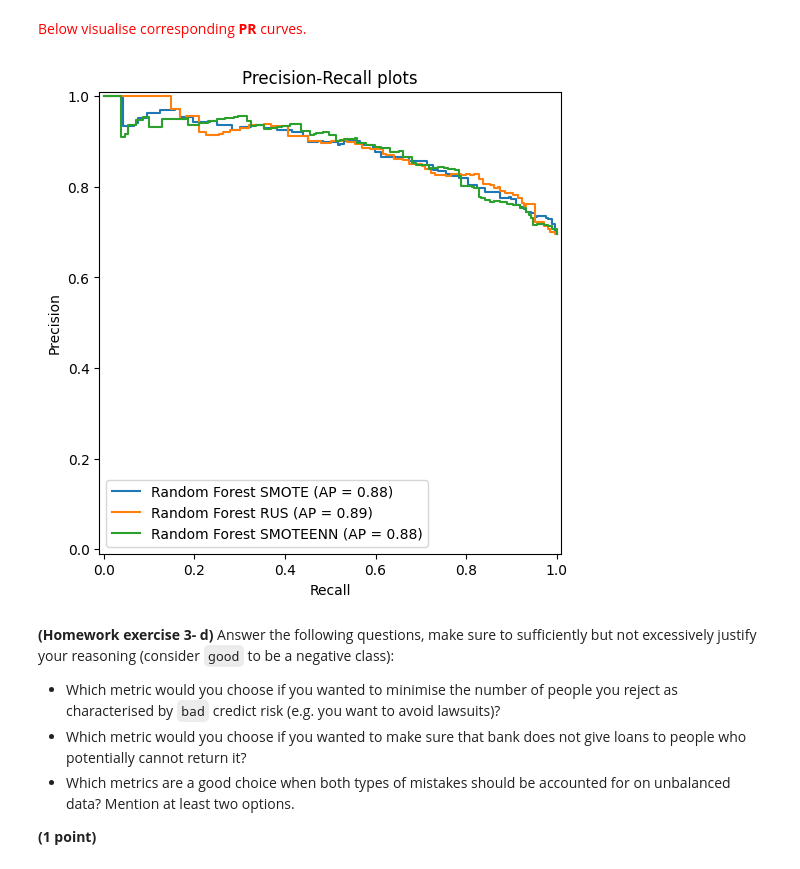
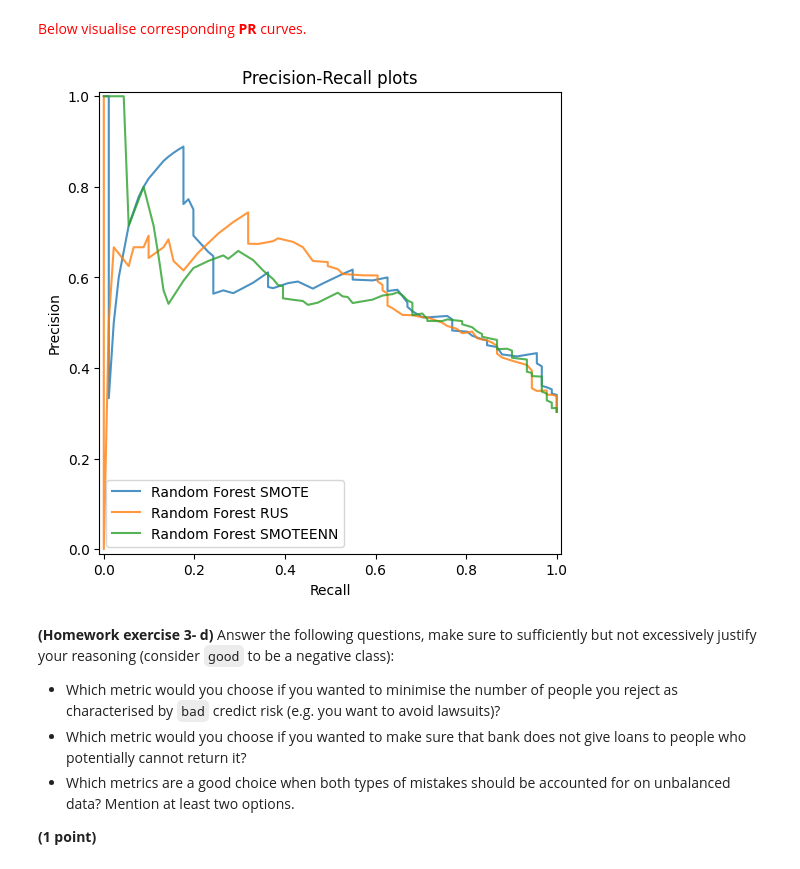
Before and after one commit to saskia002/masinope, a Jupyter notebook: kodutööd/6/6_Performance_metrics_HW.ipynb, the cells around one changed output. Cells and saved outputs as stored; diff of their text form; code cells hidden in the pictures.

```diff
--- a/kodutööd/6/6_Performance_metrics_HW.ipynb
+++ b/kodutööd/6/6_Performance_metrics_HW.ipynb
@@ -488,7 +492,7 @@ def generate_PR_coordinates(scores, classes, positive_label="bad"):
 # %%
 #### YOUR CODE STARTS ####
 
-log_proba = logistic_model.predict_proba(X_test_transformed)[:, 1]
+log_proba = logistic_model.predict_proba(X_test_transformed)[:, 0]
 log_proba_series = pd.Series(log_proba, index=y_test.index)
 
 prc_logistic_model = generate_PR_coordinates(
@@ -497,7 +501,7 @@ prc_logistic_model = generate_PR_coordinates(
 )
 
 
-knn_proba = knn_model.predict_proba(X_test_transformed)[:, 1]
+knn_proba = knn_model.predict_proba(X_test_transformed)[:, 0]
 knn_proba_series = pd.Series(knn_proba, index=y_test.index)
 
 prc_knn_model = generate_PR_coordinates(
@@ -506,7 +510,7 @@ prc_knn_model = generate_PR_coordinates(
 )
 
 
-rf_proba = random_forest_model.predict_proba(X_test_transformed)[:, 1]
+rf_proba = random_forest_model.predict_proba(X_test_transformed)[:, 0]
 rf_proba_series = pd.Series(rf_proba, index=y_test.index)
 
 prc_rf_model = generate_PR_coordinates(
@@ -514,7 +518,7 @@ prc_rf_model = generate_PR_coordinates(
 	y_test['class'],
 )
 
-mc_proba = majority_model.predict_proba(X_test_transformed)[:, 1]
+mc_proba = majority_model.predict_proba(X_test_transformed)[:, 0]
 mc_proba_series = pd.Series(mc_proba, index=y_test.index)
 
 prc_mc_model = generate_PR_coordinates(
@@ -1007,39 +982,43 @@ plt.show()
 # %%
 from sklearn.metrics import PrecisionRecallDisplay
 import matplotlib.pyplot as plt
 
 models = {
     'Random Forest SMOTE': rcf_SMOTE,
     'Random Forest RUS': rcf_rus,
     'Random Forest SMOTEENN': rcf_SMOTE_EEN
 }
 
 plt.figure(figsize=(8, 6))
 ax = plt.gca()
 
 for name, model in models.items():
-    PrecisionRecallDisplay.from_estimator(
-        model,
-        X_test_transformed,
+    precision, recall, _ = precision_recall_curve(
         y_test['class'],
-        name=name,
-        ax=ax
+        model.predict_proba(X_test_transformed)[:, 0],
+        pos_label='bad'
     )
+
+    disp = PrecisionRecallDisplay(
+       precision=precision,
+         recall=recall,
+    )
+    disp.plot(ax=ax, alpha=0.8, drawstyle = 'default', label=f'{name}')
 
 
 # Convert y_test to numeric once
 #y_true_numeric = y_test['class'].map({'good': 0, 'bad': 1}).to_numpy()
 ## Baseline for random classifier
 #baseline = y_true_numeric.mean()
 #plt.hlines(y=baseline, xmin=0, xmax=1, colors='k', linestyles='--', label='Random Guess')
 
 plt.title("Precision-Recall plots")
 plt.xlabel("Recall")
 plt.ylabel("Precision")
 plt.legend(loc='lower left')
 plt.show()
 # %% [output]
-[figure, old version]
+[figure, new version]
 # %% [markdown]
 <font color=''> **(Homework exercise 3- d)** Answer the following questions, make sure to sufficiently but not excessively justify your reasoning (consider `good` to be a negative class):
 
```
Also changed, not shown: parts of 10 cells of this notebook.
